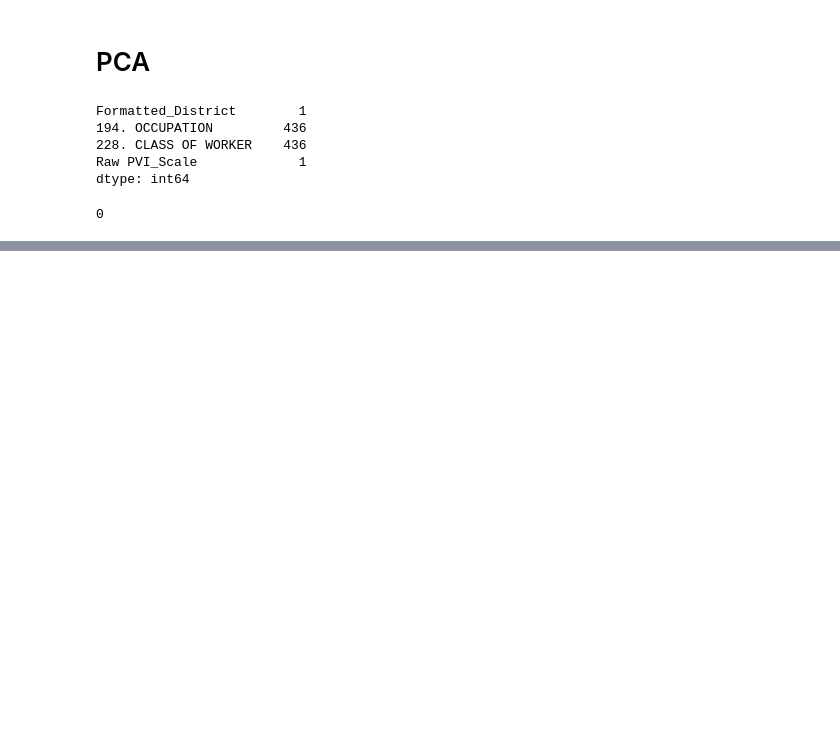
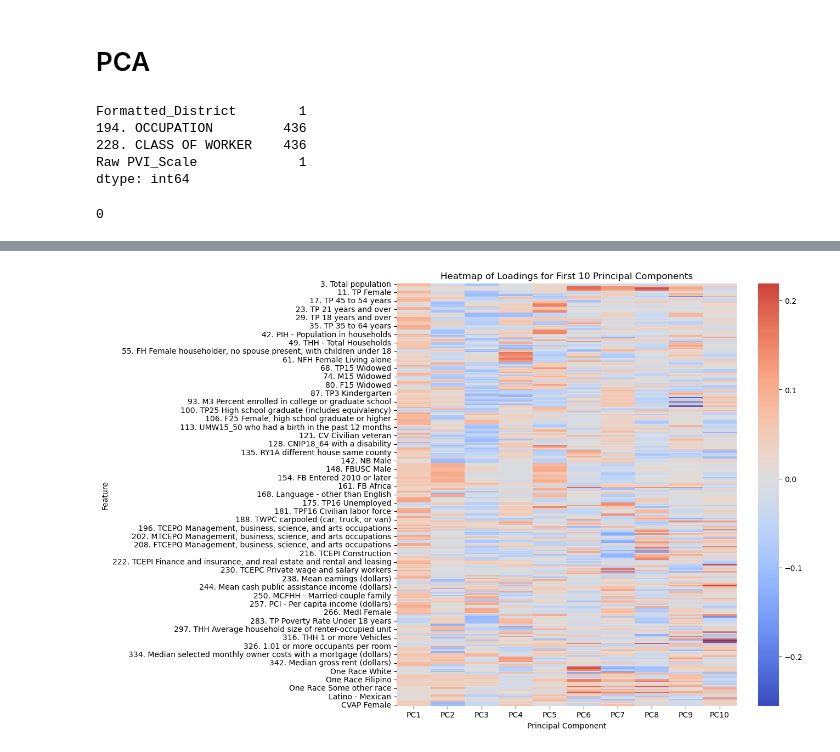
Before and after one commit to samforwill/District-Insights, a Jupyter notebook: Base Model Notebook.ipynb, the cells around one changed output, grey strips where cells are left out. Cells and saved outputs as stored; diff of their text form; code cells hidden in the pictures; blank space fills up the shorter version.

Commit message:
Add files via upload
Principal Component Analysis on 300+ features. First 2 PC's visualized

```diff
--- a/Base Model Notebook.ipynb
+++ b/Base Model Notebook.ipynb
@@ -577,6 +568,8 @@ remaining_missing_values
 # %%
 # Set "Formatted_District" as the index
 data.set_index("Formatted_District", inplace=True)
+
+scaler = StandardScaler()
 
 # Split the data into features (X) and the target (y) again
 X = data.drop(columns=["Raw PVI_Scale", "District_df1", "District_df2"])
@@ -593,0 +594,14 @@ NameError: name 'scaler' is not defined
+# %%
+# Initialize PCA with n_components set to 0.90
+pca = PCA(n_components=0.90)
+
+# Fit and transform the scaled features
+X_pca = pca.fit_transform(X_scaled)
+
+# Generate column names for the principal components
+pc_columns = [f"PC{i+1}" for i in range(X_pca.shape[1])]
+
+# Convert the transformed features to a dataframe
+X_pca = pd.DataFrame(X_pca, columns=pc_columns, index=X.index)
+
+X_pca.head()
@@ -593,0 +652,15 @@ NameError: name 'scaler' is not defined
+# %%
+import seaborn as sns
+
+# Get the loadings for the first 10 principal components
+loadings_10 = pd.DataFrame(pca.components_[:10, :], columns=X.columns, index=[f"PC{i+1}" for i in range(10)])
+
+# Create a heatmap of the loadings
+plt.figure(figsize=(10, 10))
+sns.heatmap(loadings_10.T, cmap="coolwarm", center=0)
+plt.title('Heatmap of Loadings for First 10 Principal Components')
+plt.xlabel('Principal Component')
+plt.ylabel('Feature')
+plt.show()
+# %% [output]
+[figure, added]
```
Also changed, not shown: parts of 7 cells of this notebook.
